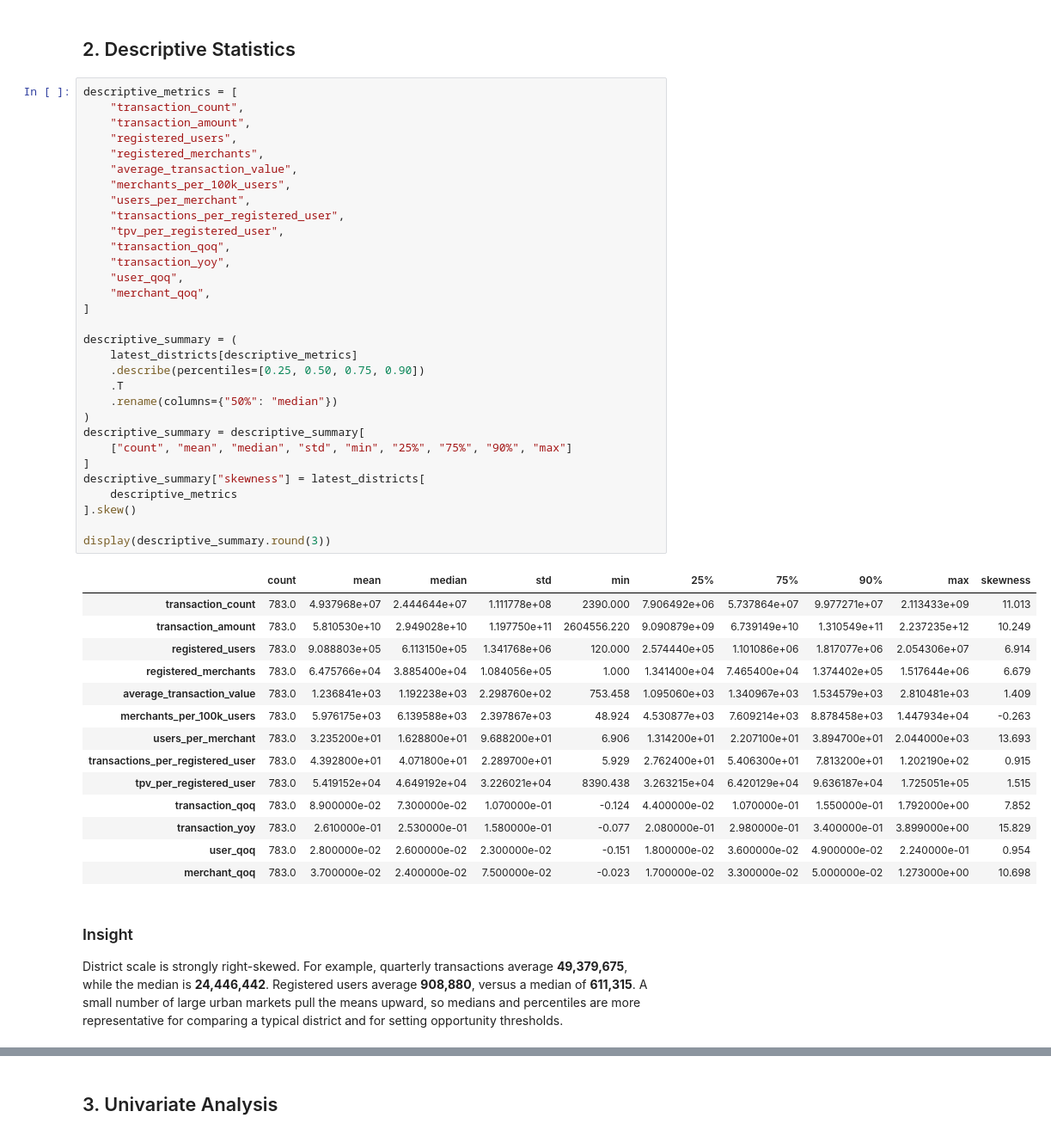
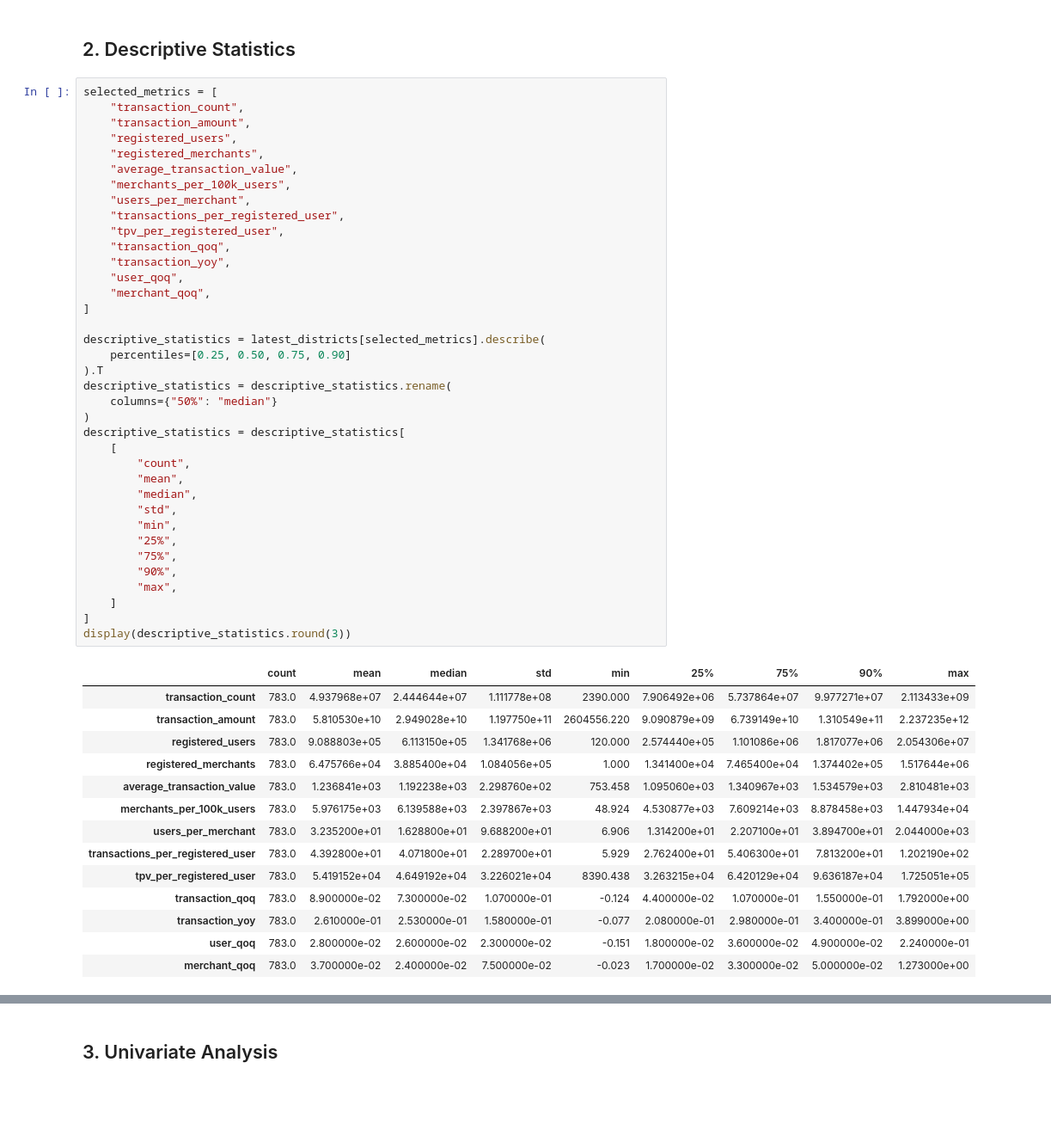
Before and after one commit to Rabilkhan786/PhonePay_Analysis, a Jupyter notebook: notebooks/02_eda.ipynb, the cells around one changed output, grey strips where cells are left out. Shown at 86% size. Drawn from its saved outputs; the diff is of its cells as text; blank space fills up the shorter version.

```diff
--- a/notebooks/02_eda.ipynb
+++ b/notebooks/02_eda.ipynb
@@ -67,52 +58,54 @@ The analysis uses **2026 Q2** as the current snapshot, covering **783 districts*
 # %% [markdown]
 ## 2. Descriptive Statistics
 # %%
-descriptive_metrics = [
+selected_metrics = [
     "transaction_count",
     "transaction_amount",
     "registered_users",
     "registered_merchants",
     "average_transaction_value",
     "merchants_per_100k_users",
     "users_per_merchant",
     "transactions_per_registered_user",
     "tpv_per_registered_user",
     "transaction_qoq",
     "transaction_yoy",
     "user_qoq",
     "merchant_qoq",
 ]
 
-descriptive_summary = (
-    latest_districts[descriptive_metrics]
-    .describe(percentiles=[0.25, 0.50, 0.75, 0.90])
-    .T
-    .rename(columns={"50%": "median"})
+descriptive_statistics = latest_districts[selected_metrics].describe(
+    percentiles=[0.25, 0.50, 0.75, 0.90]
+).T
+descriptive_statistics = descriptive_statistics.rename(
+    columns={"50%": "median"}
 )
-descriptive_summary = descriptive_summary[
-    ["count", "mean", "median", "std", "min", "25%", "75%", "90%", "max"]
+descriptive_statistics = descriptive_statistics[
+    [
+        "count",
+        "mean",
+        "median",
+        "std",
+        "min",
+        "25%",
+        "75%",
+        "90%",
+        "max",
+    ]
 ]
-descriptive_summary["skewness"] = latest_districts[
-    descriptive_metrics
-].skew()
-
-display(descriptive_summary.round(3))
+display(descriptive_statistics.round(3))
 # %% [output]
-|  | count | mean | median | std | min | 25% | 75% | 90% | max | skewness |
-| transaction_count | 783.0 | 4.937968e+07 | 2.444644e+07 | 1.111778e+08 | 2390.000 | 7.906492e+06 | 5.737864e+07 | 9.977271e+07 | 2.113433e+09 | 11.013 |
-| transaction_amount | 783.0 | 5.810530e+10 | 2.949028e+10 | 1.197750e+11 | 2604556.220 | 9.090879e+09 | 6.739149e+10 | 1.310549e+11 | 2.237235e+12 | 10.249 |
-| registered_users | 783.0 | 9.088803e+05 | 6.113150e+05 | 1.341768e+06 | 120.000 | 2.574440e+05 | 1.101086e+06 | 1.817077e+06 | 2.054306e+07 | 6.914 |
-| registered_merchants | 783.0 | 6.475766e+04 | 3.885400e+04 | 1.084056e+05 | 1.000 | 1.341400e+04 | 7.465400e+04 | 1.374402e+05 | 1.517644e+06 | 6.679 |
-| average_transaction_value | 783.0 | 1.236841e+03 | 1.192238e+03 | 2.298760e+02 | 753.458 | 1.095060e+03 | 1.340967e+03 | 1.534579e+03 | 2.810481e+03 | 1.409 |
-| merchants_per_100k_users | 783.0 | 5.976175e+03 | 6.139588e+03 | 2.397867e+03 | 48.924 | 4.530877e+03 | 7.609214e+03 | 8.878458e+03 | 1.447934e+04 | -0.263 |
-| users_per_merchant | 783.0 | 3.235200e+01 | 1.628800e+01 | 9.688200e+01 | 6.906 | 1.314200e+01 | 2.207100e+01 | 3.894700e+01 | 2.044000e+03 | 13.693 |
-| transactions_per_registered_user | 783.0 | 4.392800e+01 | 4.071800e+01 | 2.289700e+01 | 5.929 | 2.762400e+01 | 5.406300e+01 | 7.813200e+01 | 1.202190e+02 | 0.915 |
-| tpv_per_registered_user | 783.0 | 5.419152e+04 | 4.649192e+04 | 3.226021e+04 | 8390.438 | 3.263215e+04 | 6.420129e+04 | 9.636187e+04 | 1.725051e+05 | 1.515 |
-| transaction_qoq | 783.0 | 8.900000e-02 | 7.300000e-02 | 1.070000e-01 | -0.124 | 4.400000e-02 | 1.070000e-01 | 1.550000e-01 | 1.792000e+00 | 7.852 |
-| transaction_yoy | 783.0 | 2.610000e-01 | 2.530000e-01 | 1.580000e-01 | -0.077 | 2.080000e-01 | 2.980000e-01 | 3.400000e-01 | 3.899000e+00 | 15.829 |
-| user_qoq | 783.0 | 2.800000e-02 | 2.600000e-02 | 2.300000e-02 | -0.151 | 1.800000e-02 | 3.600000e-02 | 4.900000e-02 | 2.240000e-01 | 0.954 |
-| merchant_qoq | 783.0 | 3.700000e-02 | 2.400000e-02 | 7.500000e-02 | -0.023 | 1.700000e-02 | 3.300000e-02 | 5.000000e-02 | 1.273000e+00 | 10.698 |
+|  | count | mean | median | std | min | 25% | 75% | 90% | max |
+| transaction_count | 783.0 | 4.937968e+07 | 2.444644e+07 | 1.111778e+08 | 2390.000 | 7.906492e+06 | 5.737864e+07 | 9.977271e+07 | 2.113433e+09 |
+| transaction_amount | 783.0 | 5.810530e+10 | 2.949028e+10 | 1.197750e+11 | 2604556.220 | 9.090879e+09 | 6.739149e+10 | 1.310549e+11 | 2.237235e+12 |
+| registered_users | 783.0 | 9.088803e+05 | 6.113150e+05 | 1.341768e+06 | 120.000 | 2.574440e+05 | 1.101086e+06 | 1.817077e+06 | 2.054306e+07 |
+| registered_merchants | 783.0 | 6.475766e+04 | 3.885400e+04 | 1.084056e+05 | 1.000 | 1.341400e+04 | 7.465400e+04 | 1.374402e+05 | 1.517644e+06 |
+| average_transaction_value | 783.0 | 1.236841e+03 | 1.192238e+03 | 2.298760e+02 | 753.458 | 1.095060e+03 | 1.340967e+03 | 1.534579e+03 | 2.810481e+03 |
+| merchants_per_100k_users | 783.0 | 5.976175e+03 | 6.139588e+03 | 2.397867e+03 | 48.924 | 4.530877e+03 | 7.609214e+03 | 8.878458e+03 | 1.447934e+04 |
+| users_per_merchant | 783.0 | 3.235200e+01 | 1.628800e+01 | 9.688200e+01 | 6.906 | 1.314200e+01 | 2.207100e+01 | 3.894700e+01 | 2.044000e+03 |
+| transactions_per_registered_user | 783.0 | 4.392800e+01 | 4.071800e+01 | 2.289700e+01 | 5.929 | 2.762400e+01 | 5.406300e+01 | 7.813200e+01 | 1.202190e+02 |
+| tpv_per_registered_user | 783.0 | 5.419152e+04 | 4.649192e+04 | 3.226021e+04 | 8390.438 | 3.263215e+04 | 6.420129e+04 | 9.636187e+04 | 1.725051e+05 |
+| transaction_qoq | 783.0 | 8.900000e-02 | 7.300000e-02 | 1.070000e-01 | -0.124 | 4.400000e-02 | 1.070000e-01 | 1.550000e-01 | 1.792000e+00 |
+| transaction_yoy | 783.0 | 2.610000e-01 | 2.530000e-01 | 1.580000e-01 | -0.077 | 2.080000e-01 | 2.980000e-01 | 3.400000e-01 | 3.899000e+00 |
+| user_qoq | 783.0 | 2.800000e-02 | 2.600000e-02 | 2.300000e-02 | -0.151 | 1.800000e-02 | 3.600000e-02 | 4.900000e-02 | 2.240000e-01 |
+| merchant_qoq | 783.0 | 3.700000e-02 | 2.400000e-02 | 7.500000e-02 | -0.023 | 1.700000e-02 | 3.300000e-02 | 5.000000e-02 | 1.273000e+00 |
-# %% [markdown]
-### Insight
-
-District scale is strongly right-skewed. For example, quarterly transactions average **49,379,675**, while the median is **24,446,442**. Registered users average **908,880**, versus a median of **611,315**. A small number of large urban markets pull the means upward, so medians and percentiles are more representative for comparing a typical district and for setting opportunity thresholds.
```
Also changed, not shown: parts of 86 cells of this notebook.
